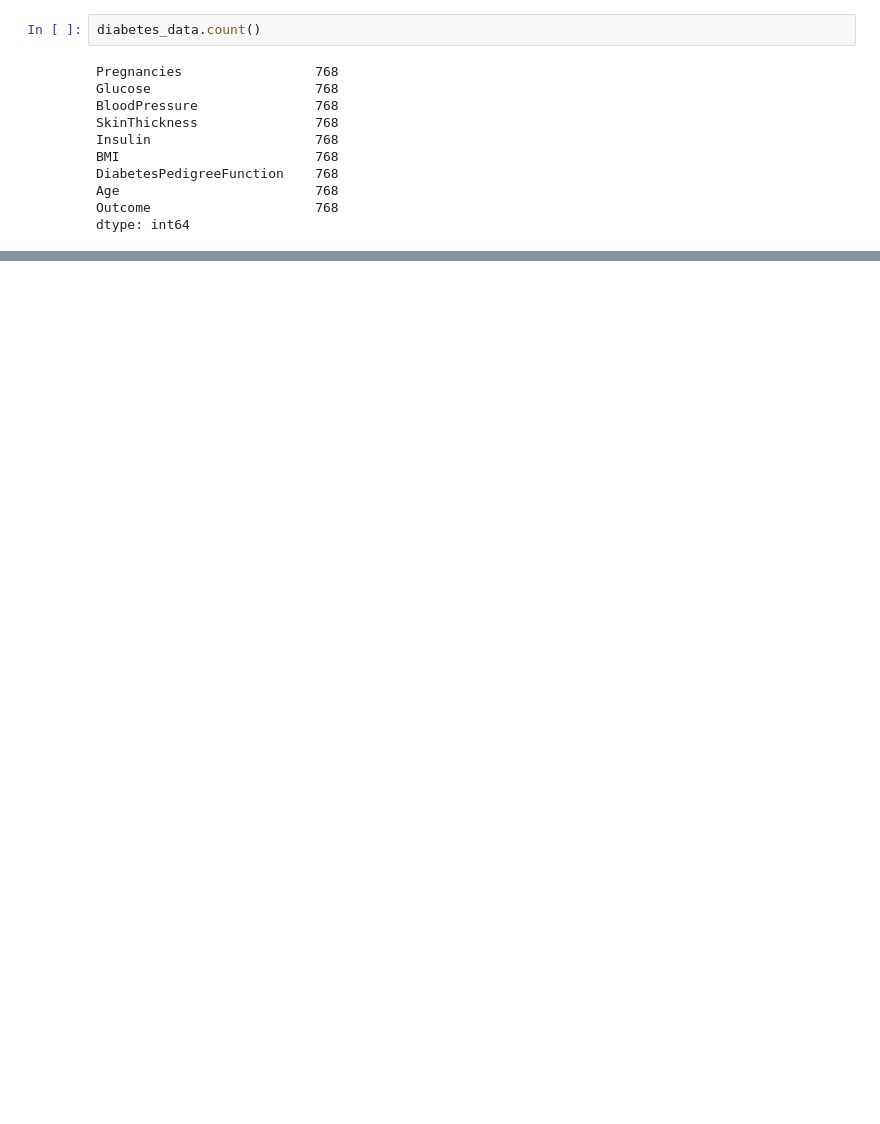
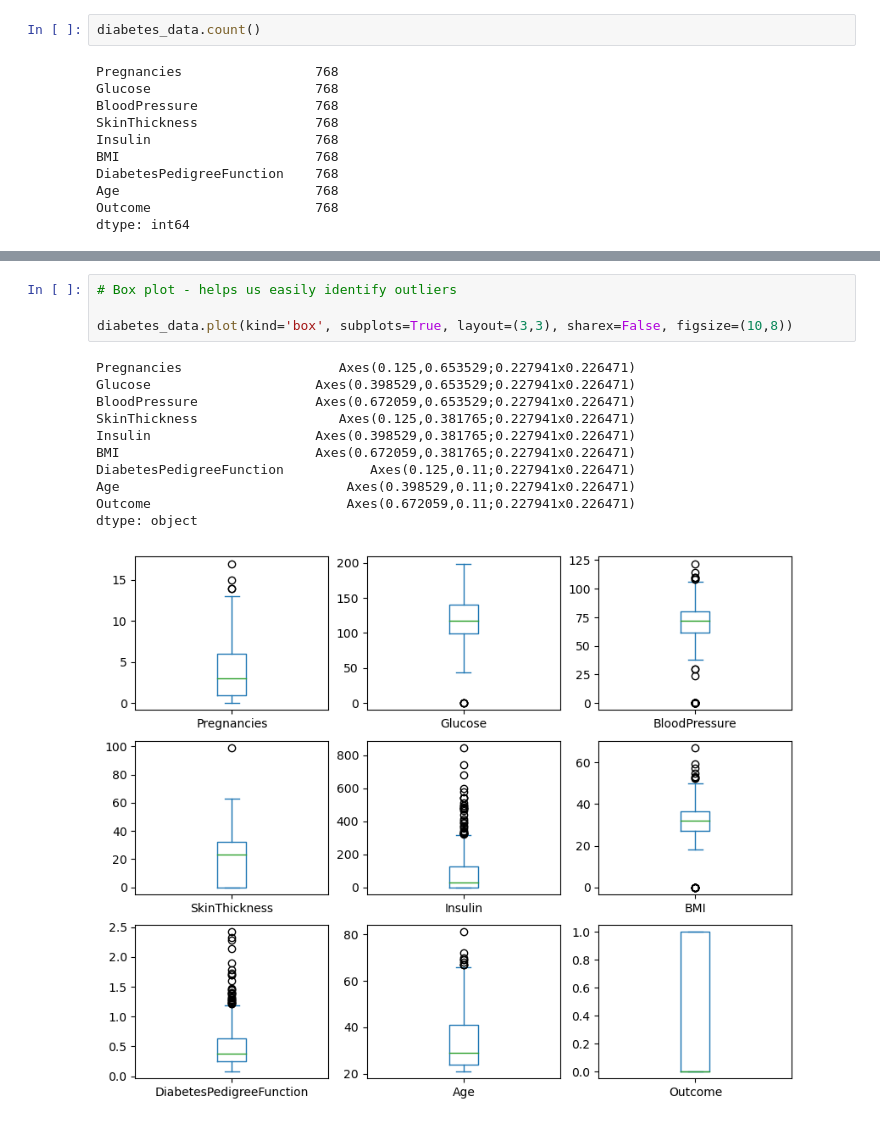
Before and after one commit to n495t4r/Primo, a Jupyter notebook: ML/iris.ipynb, the cells around one changed output, grey strips where cells are left out. Saved outputs shown, nothing was run; the diff lists cells and outputs as text; blank space fills up the shorter version.

```diff
--- a/ML/iris.ipynb
+++ b/ML/iris.ipynb
@@ -91,0 +142,16 @@ diabetes_data.corr(method='pearson')
+# %%
+# Box plot - helps us easily identify outliers
+
+diabetes_data.plot(kind='box', subplots=True, layout=(3,3), sharex=False, figsize=(10,8))
+# %% [output]
+Pregnancies                    Axes(0.125,0.653529;0.227941x0.226471)
+Glucose                     Axes(0.398529,0.653529;0.227941x0.226471)
+BloodPressure               Axes(0.672059,0.653529;0.227941x0.226471)
+SkinThickness                  Axes(0.125,0.381765;0.227941x0.226471)
+Insulin                     Axes(0.398529,0.381765;0.227941x0.226471)
+BMI                         Axes(0.672059,0.381765;0.227941x0.226471)
+DiabetesPedigreeFunction           Axes(0.125,0.11;0.227941x0.226471)
+Age                             Axes(0.398529,0.11;0.227941x0.226471)
+Outcome                         Axes(0.672059,0.11;0.227941x0.226471)
+dtype: object
+[figure, added]
```
Also changed, not shown: parts of 14 cells of this notebook.
